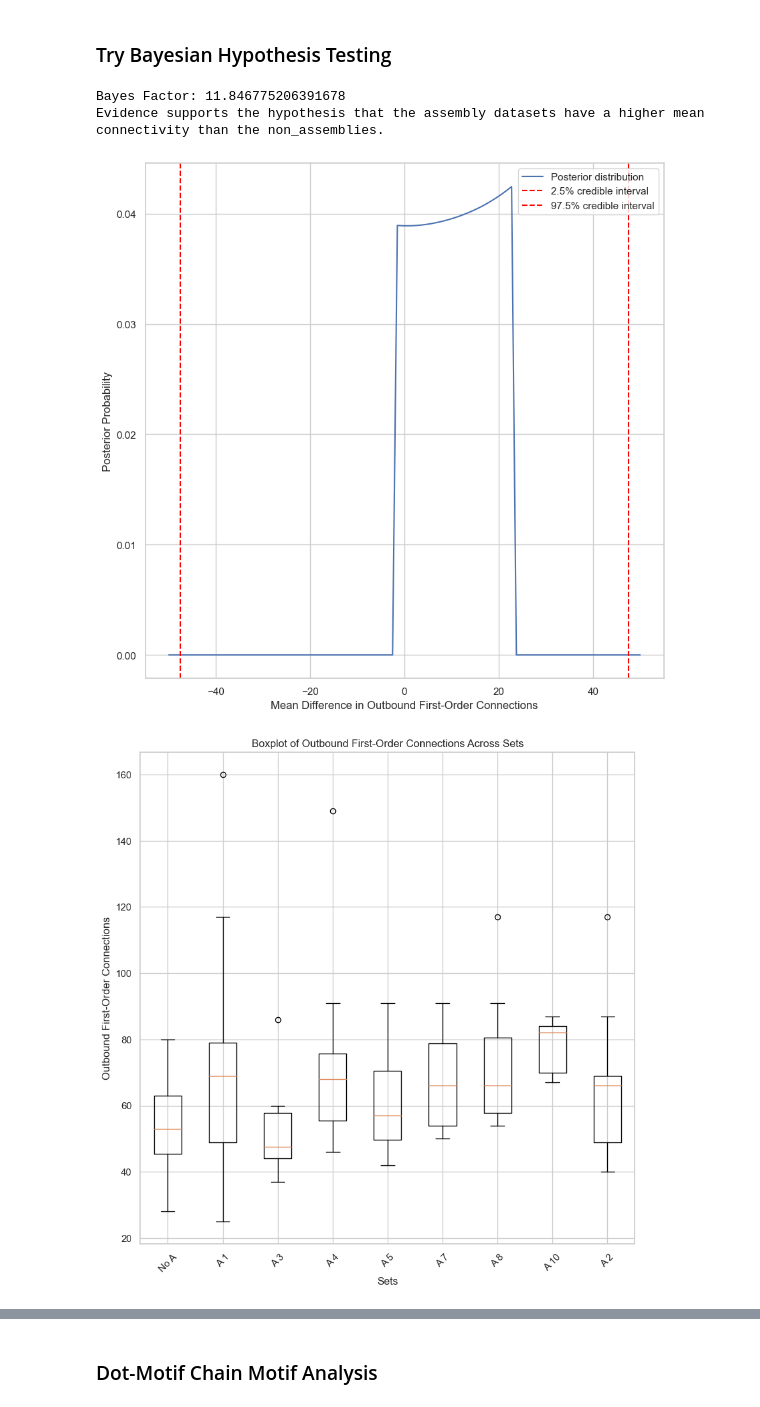
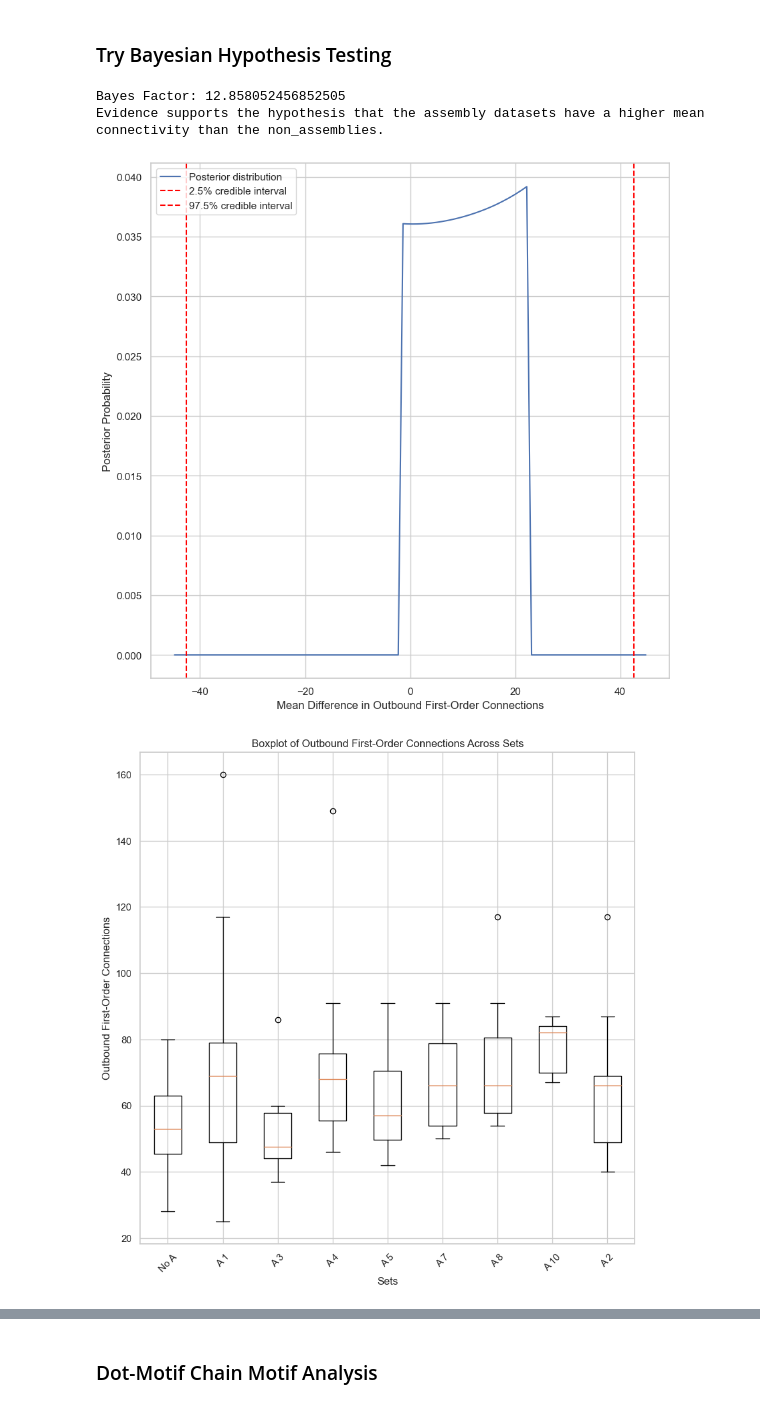
Before and after one commit to Jawagnercarena/Assembly_Organization, a Jupyter notebook: AssemblyPaperFigures/FigureCode/Figure5/Figure5.ipynb, the cells around one changed output, grey strips where cells are left out. Saved outputs shown, nothing was run; the diff lists cells and outputs as text; code cells hidden in the pictures.

```diff
--- a/AssemblyPaperFigures/FigureCode/Figure5/Figure5.ipynb
+++ b/AssemblyPaperFigures/FigureCode/Figure5/Figure5.ipynb
@@ -526,8 +619,8 @@ No Empirical Testing Performed. Assembly A 15 has less than 5 coregistered cells
 # %%
 def bayesian_hypothesis_group_testing(connections_dict: dict, directionality: str, psd = False):
 
-    suffix = f"{directionality} Post Syanptic Strength" if psd else f"{directionality} First-Order Connectivity"
-    lab = f"{directionality} Synaptic Strength (PSD)" if psd else f"{directionality} First-Order Connections"
+    suffix = f"{directionality} Summed Post Syanptic Strength" if psd else f"{directionality} First-Order Connectivity"
+    lab = f"{directionality} Summed Synaptic Strength (PSD)" if psd else f"{directionality} First-Order Connections"
 
     connectivity = {key: val for key, val in connections_dict.items() if len(val) >= 5}
 
@@ -554,7 +647,8 @@ def bayesian_hypothesis_group_testing(connections_dict: dict, directionality: st
         return prior(mean_diff) * likelihood(mean_diff, assembly_data, non_assembly_data)
 
     # Generate a range of mean differences and calculate the posterior for each.
-    mean_diffs = np.linspace(-50, 50, 100)
+    define_range = np.mean(empirical_mean_diffs) + 4*np.std(empirical_mean_diffs)
+    mean_diffs = np.linspace(-define_range, define_range, 100)
     posteriors = np.array([posterior(md, [connectivity[key] for key in connectivity.keys()], connectivity["No A"]) for md in mean_diffs])
     posteriors /= np.sum(posteriors)  # Normalize
 
@@ -647,11 +742,13 @@ def bayesian_hypothesis_individual_testing(connections_dict: dict, directionalit
     plt.legend()
     plt.show()
 # %%
-bayesian_hypothesis_group_testing(outbound_first_order_connections, "Outbound")
+bayesian_hypothesis_group_testing(connections_dict=outbound_first_order_connections,
+                                  directionality="Outbound",
+                                  psd = False)
 # %% [output]
-Bayes Factor: 11.846775206391678
+Bayes Factor: 12.858052456852505
 Evidence supports the hypothesis that the assembly datasets have a higher mean connectivity than the non_assemblies.
-[figure, old version]
+[figure, new version]
 [figure]
 [figure]
 # %%
```
Also changed, not shown: parts of 11 cells of this notebook, 2 other files.
